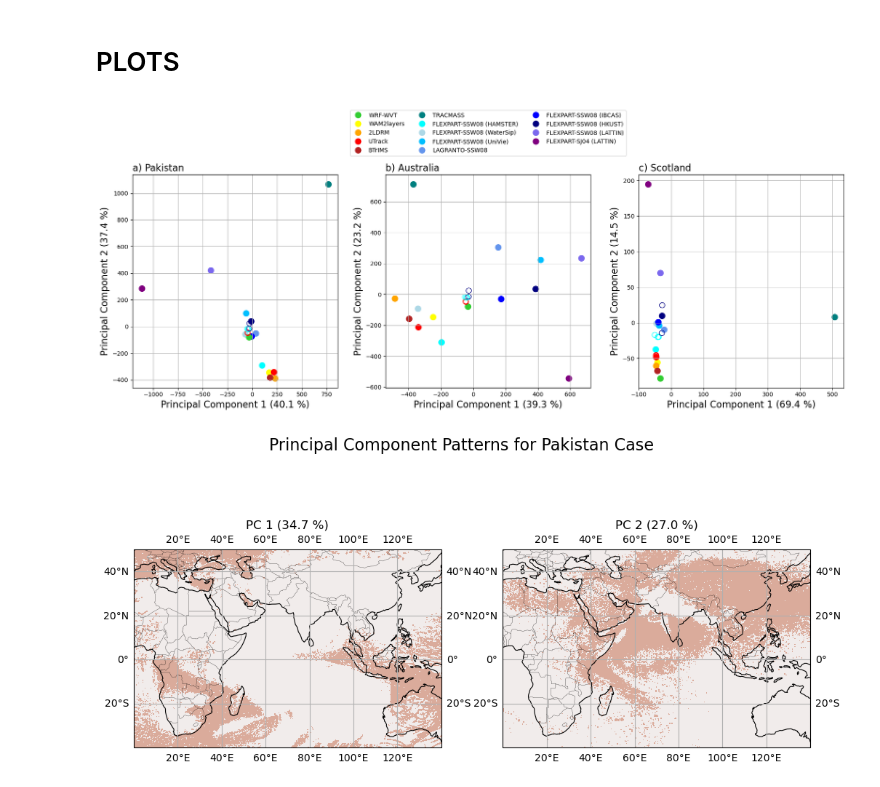
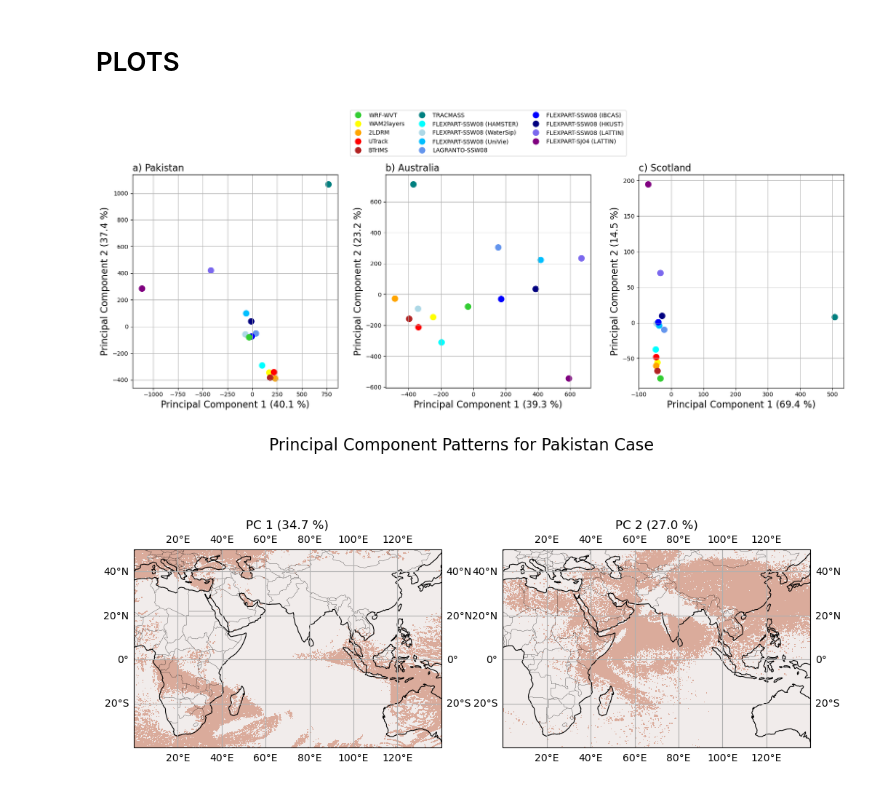
Before and after one commit to Moisture-tracking-community/INSPIRE, a Jupyter notebook: Figure8_Clustering.ipynb, the cells around one changed output. Drawn from its saved outputs; the diff is of its cells as text; code cells hidden in the pictures.

Commit message:
Make plotting other members optional

```diff
--- a/Figure8_Clustering.ipynb
+++ b/Figure8_Clustering.ipynb
@@ -32,6 +32,7 @@ normalize = False  # Whether to normalize the data before clustering
 plot_pca_cases = False  # Whether to plot the PCA case plots
 plot_clusters = True  # Whether to plot the clustering results
 print_labels = False  # Whether to print the cluster labels for each model run
+plot_other_members = False  # Whether to plot the other members of each cluster
 
 fontsize = 12
 # %%
@@ -299,7 +300,6 @@ Explained variance by the first 10 principal components: [0.69355633 0.14457407
 # %% [markdown]
 # PLOTS
 # %%
-
 fig, axs = plt.subplots(nrows=2, ncols=3, figsize=(18, 7.5), height_ratios=[1, 12])
 plt.subplots_adjust(wspace=0.02, hspace=0.25)
 
@@ -334,36 +334,37 @@ for i in range(3):
 
 #Then plot the PCA subplots
 for i, case in enumerate(cases):
     pca_result = pca_results[case]['pca_result']
     explained_variance = pca_results[case]['explained_variance']
 
     ax = axs[1,i]
 
     for j, model in enumerate(models):
         if(model in all_maps.data_vars):
             ax.scatter(pca_result[j,0], pca_result[j,1], s=100, color=colors[names[j]], label=model if i==0 else "")
             #ax.text(pca_result[j,0]+0.01, pca_result[j,1]+0.01, model, color='gray', fontsize=8)
         elif(model in all_maps_other.data_vars):
             projection = other_models_pca_projection[model]
             if(model == "WRF-WVT"):
                  ax.scatter(projection[0,0], projection[0,1], s=100, color=colors[names[j]], label=model if i==0 else "")
             else:
-                 ax.scatter(projection[0,0], projection[0,1], s=80, linewidths=1, c="none", ec=colors[names[j]], label=model if i==0 else "")
-             #ax.text(projection[0,0]+0.01, projection[0,1]+0.01, model, color='gray', fontsize=8   )
+                 if(plot_other_members):
+                    #ax.scatter(projection[0,0], projection[0,1], s=80, color=colors[names[j]], label=model if i==0 else "")
+                    ax.scatter(projection[0,0], projection[0,1], s=80, linewidths=1, c="none", ec=colors[names[j]], label=model if i==0 else "")
 
     ax.set_title(f'{subplot_labels[i]}', fontsize=fontsize, loc='left')
     ax.set_xlabel(f'Principal Component 1 ({explained_variance[0]*100:.1f} %)',fontsize=fontsize)
     ax.set_ylabel(f'Principal Component 2 ({explained_variance[1]*100:.1f} %)',fontsize=fontsize)
     ax.grid()
 
 plt.tight_layout()
 if(normalize):
     plt.savefig(figure_path+'PrincipleComponents_AllCases_Subplots_normalized.png', dpi=300)
 else:
     plt.savefig(figure_path+'PrincipleComponents_AllCases_Subplots.png', dpi=300)
 plt.show()
 # %% [output]
-[figure, old version]
+[figure, new version]
 # %%
 # Spatial EOF patterns
 import cartopy.crs as ccrs
```
Also changed, not shown: parts of 1 cell of this notebook.
